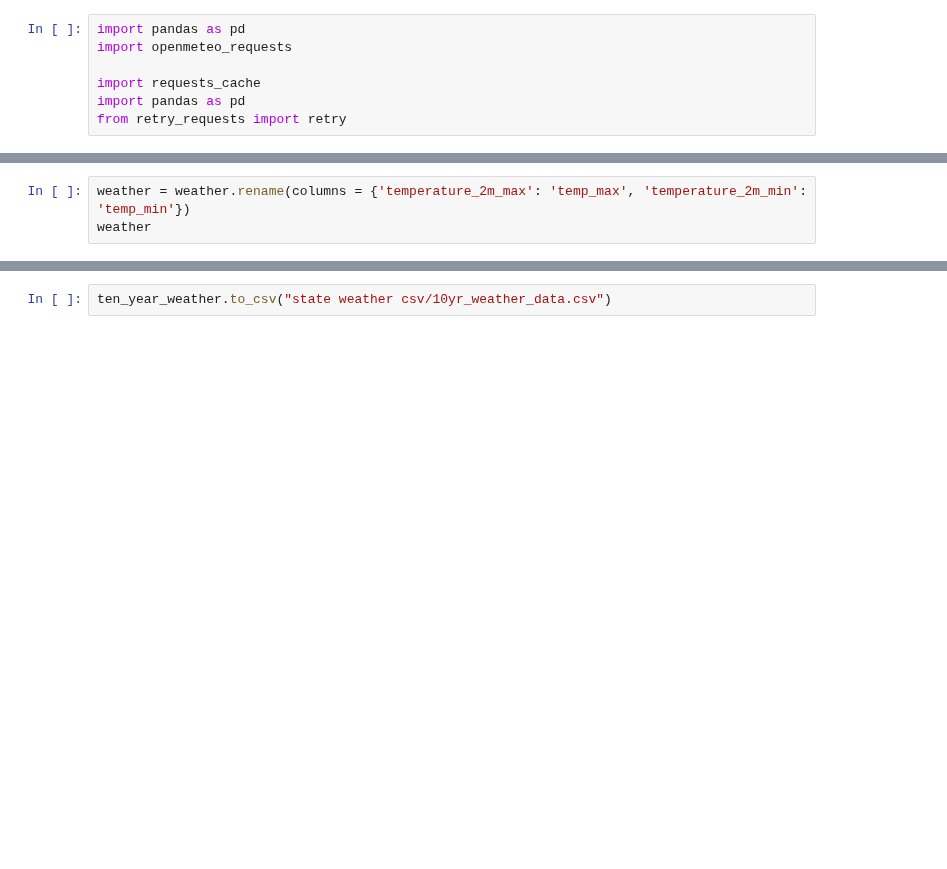
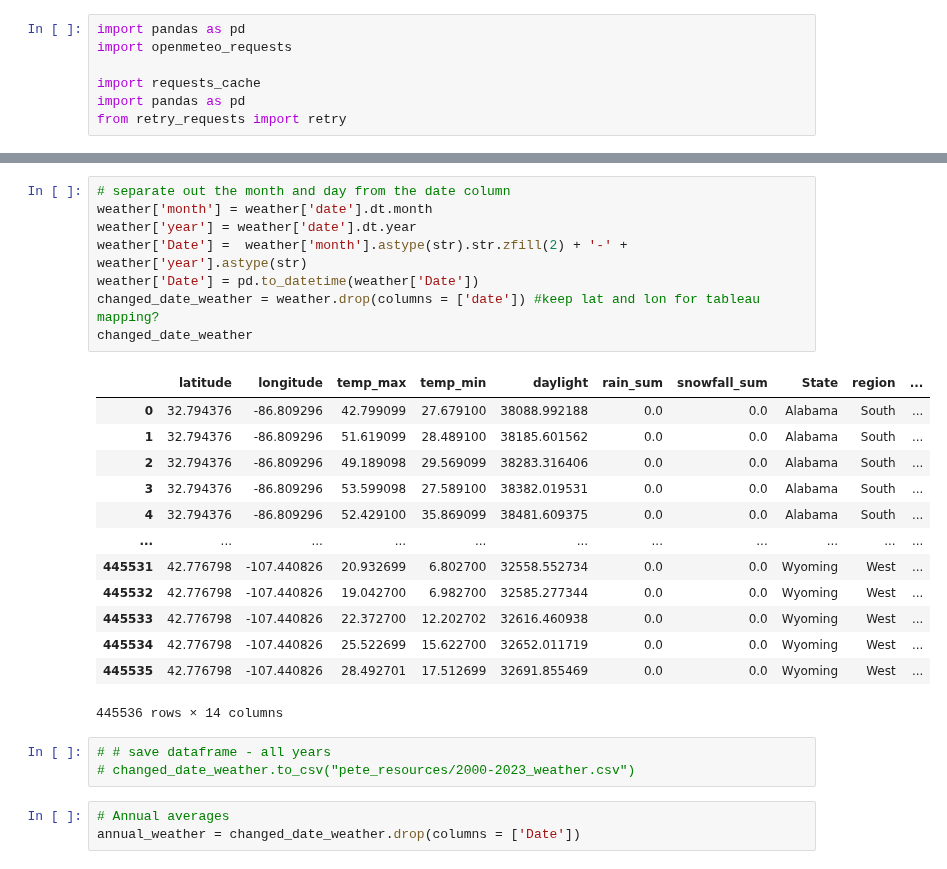
Before and after one commit to fraserclaire/Group3_Project4, a Jupyter notebook: pete files/capstone_project.ipynb, the cells around one changed output, grey strips where cells are left out. Drawn from its saved outputs; the diff is of its cells as text; blank space fills up the shorter version.

```diff
--- a/pete files/capstone_project.ipynb
+++ b/pete files/capstone_project.ipynb
@@ -167,3 +167,0 @@ weather
-# %%
-weather = weather.rename(columns = {'temperature_2m_max': 'temp_max', 'temperature_2m_min': 'temp_min'})
-weather
@@ -225,2 +168,28 @@ ten_year_weather
-# %%
-ten_year_weather.to_csv("state weather csv/10yr_weather_data.csv")
+# %%
+# separate out the month and day from the date column
+weather['month'] = weather['date'].dt.month
+weather['year'] = weather['date'].dt.year
+weather['Date'] =  weather['month'].astype(str).str.zfill(2) + '-' + weather['year'].astype(str)
+weather['Date'] = pd.to_datetime(weather['Date'])
+changed_date_weather = weather.drop(columns = ['date']) #keep lat and lon for tableau mapping?
+changed_date_weather
+# %% [output]
+|  | latitude | longitude | temp_max | temp_min | daylight | rain_sum | snowfall_sum | State | region | ... |
+| 0 | 32.794376 | -86.809296 | 42.799099 | 27.679100 | 38088.992188 | 0.0 | 0.0 | Alabama | South | ... |
+| 1 | 32.794376 | -86.809296 | 51.619099 | 28.489100 | 38185.601562 | 0.0 | 0.0 | Alabama | South | ... |
+| 2 | 32.794376 | -86.809296 | 49.189098 | 29.569099 | 38283.316406 | 0.0 | 0.0 | Alabama | South | ... |
+| 3 | 32.794376 | -86.809296 | 53.599098 | 27.589100 | 38382.019531 | 0.0 | 0.0 | Alabama | South | ... |
+| 4 | 32.794376 | -86.809296 | 52.429100 | 35.869099 | 38481.609375 | 0.0 | 0.0 | Alabama | South | ... |
+| ... | ... | ... | ... | ... | ... | ... | ... | ... | ... | ... |
+| 445531 | 42.776798 | -107.440826 | 20.932699 | 6.802700 | 32558.552734 | 0.0 | 0.0 | Wyoming | West | ... |
+| 445532 | 42.776798 | -107.440826 | 19.042700 | 6.982700 | 32585.277344 | 0.0 | 0.0 | Wyoming | West | ... |
+| 445533 | 42.776798 | -107.440826 | 22.372700 | 12.202702 | 32616.460938 | 0.0 | 0.0 | Wyoming | West | ... |
+| 445534 | 42.776798 | -107.440826 | 25.522699 | 15.622700 | 32652.011719 | 0.0 | 0.0 | Wyoming | West | ... |
+| 445535 | 42.776798 | -107.440826 | 28.492701 | 17.512699 | 32691.855469 | 0.0 | 0.0 | Wyoming | West | ... |
+445536 rows × 14 columns
+# %%
+# # save dataframe - all years
+# changed_date_weather.to_csv("pete_resources/2000-2023_weather.csv")
+# %%
+# Annual averages
+annual_weather = changed_date_weather.drop(columns = ['Date'])
```
Also changed, not shown: parts of 27 cells of this notebook, 6 other files.
